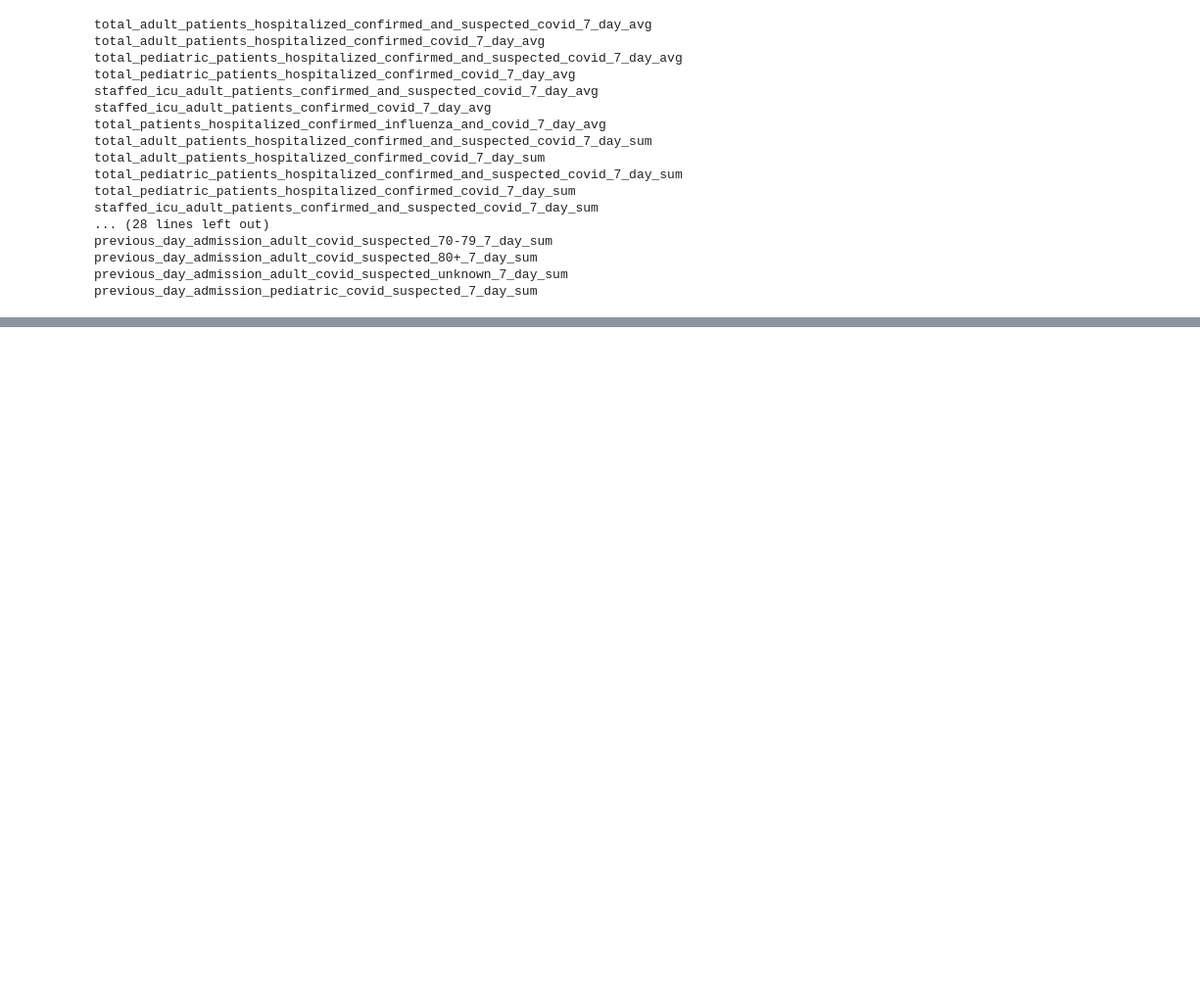
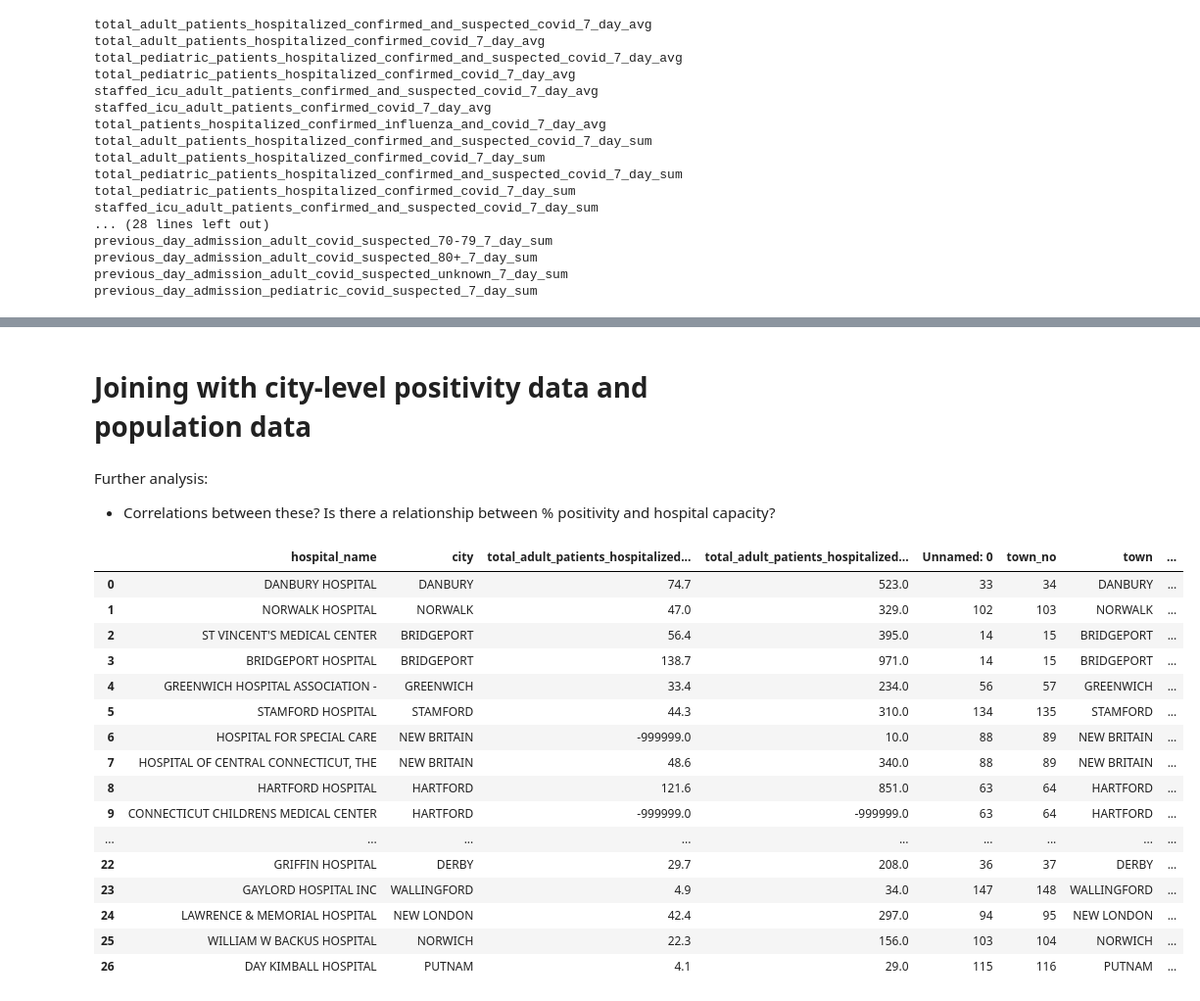
Before and after one commit to kpananjady/Hospital_capacity, a Jupyter notebook: Hospital Capacity - Facility Level.ipynb, the cells around one changed output, grey strips where cells are left out. Shown at 98% size. Saved outputs shown, nothing was run; the diff lists cells and outputs as text; code cells hidden in the pictures; blank space fills up the shorter version.

```diff
--- a/Hospital Capacity - Facility Level.ipynb
+++ b/Hospital Capacity - Facility Level.ipynb
@@ -197,3 +199,5 @@ previous_day_admission_adult_covid_suspected_70-79_7_day_sum
 previous_day_admission_adult_covid_suspected_80+_7_day_sum
 previous_day_admission_adult_covid_suspected_unknown_7_day_sum
 previous_day_admission_pediatric_covid_suspected_7_day_sum
+# %%
+df_covid_by_hosp = df_latest[['hospital_name','city','total_adult_patients_hospitalized_confirmed_and_suspected_covid_7_day_avg','total_adult_patients_hospitalized_confirmed_and_suspected_covid_7_day_sum']]
@@ -199,0 +224,29 @@ previous_day_admission_pediatric_covid_suspected_7_day_sum
+# %% [markdown]
+# Joining with city-level positivity data and population data
+# %% [markdown]
+Further analysis:
+- Correlations between these? Is there a relationship between % positivity and hospital capacity?
+# %%
+df_pop_pos = pd.read_csv('town_rate (5).csv')
+# %%
+df_pop_pos['town'] = df_pop_pos['town'].str.upper()
+# %%
+df_covid_by_hosp.merge(df_pop_pos, left_on='city', right_on='town')
+# %% [output]
+|  | hospital_name | city | total_adult_patients_hospitalized... | total_adult_patients_hospitalized... | Unnamed: 0 | town_no | town | ... |
+| 0 | DANBURY HOSPITAL | DANBURY | 74.7 | 523.0 | 33 | 34 | DANBURY | ... |
+| 1 | NORWALK HOSPITAL | NORWALK | 47.0 | 329.0 | 102 | 103 | NORWALK | ... |
+| 2 | ST VINCENT'S MEDICAL CENTER | BRIDGEPORT | 56.4 | 395.0 | 14 | 15 | BRIDGEPORT | ... |
+| 3 | BRIDGEPORT HOSPITAL | BRIDGEPORT | 138.7 | 971.0 | 14 | 15 | BRIDGEPORT | ... |
+| 4 | GREENWICH HOSPITAL ASSOCIATION - | GREENWICH | 33.4 | 234.0 | 56 | 57 | GREENWICH | ... |
+| 5 | STAMFORD HOSPITAL | STAMFORD | 44.3 | 310.0 | 134 | 135 | STAMFORD | ... |
+| 6 | HOSPITAL FOR SPECIAL CARE | NEW BRITAIN | -999999.0 | 10.0 | 88 | 89 | NEW BRITAIN | ... |
+| 7 | HOSPITAL OF CENTRAL CONNECTICUT, THE | NEW BRITAIN | 48.6 | 340.0 | 88 | 89 | NEW BRITAIN | ... |
+| 8 | HARTFORD HOSPITAL | HARTFORD | 121.6 | 851.0 | 63 | 64 | HARTFORD | ... |
+| 9 | CONNECTICUT CHILDRENS MEDICAL CENTER | HARTFORD | -999999.0 | -999999.0 | 63 | 64 | HARTFORD | ... |
+| ... | ... | ... | ... | ... | ... | ... | ... | ... |
+| 22 | GRIFFIN HOSPITAL | DERBY | 29.7 | 208.0 | 36 | 37 | DERBY | ... |
+| 23 | GAYLORD HOSPITAL INC | WALLINGFORD | 4.9 | 34.0 | 147 | 148 | WALLINGFORD | ... |
+| 24 | LAWRENCE & MEMORIAL HOSPITAL | NEW LONDON | 42.4 | 297.0 | 94 | 95 | NEW LONDON | ... |
+| 25 | WILLIAM W BACKUS HOSPITAL | NORWICH | 22.3 | 156.0 | 103 | 104 | NORWICH | ... |
+| 26 | DAY KIMBALL HOSPITAL | PUTNAM | 4.1 | 29.0 | 115 | 116 | PUTNAM | ... |
```
Also changed, not shown: parts of 2 cells of this notebook, 1 other file.
